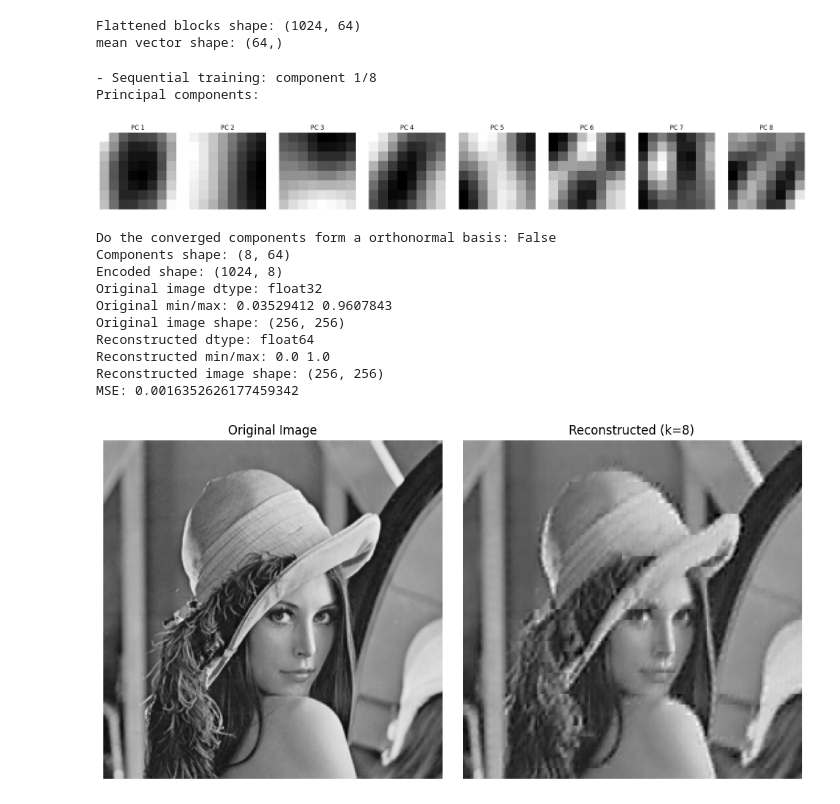
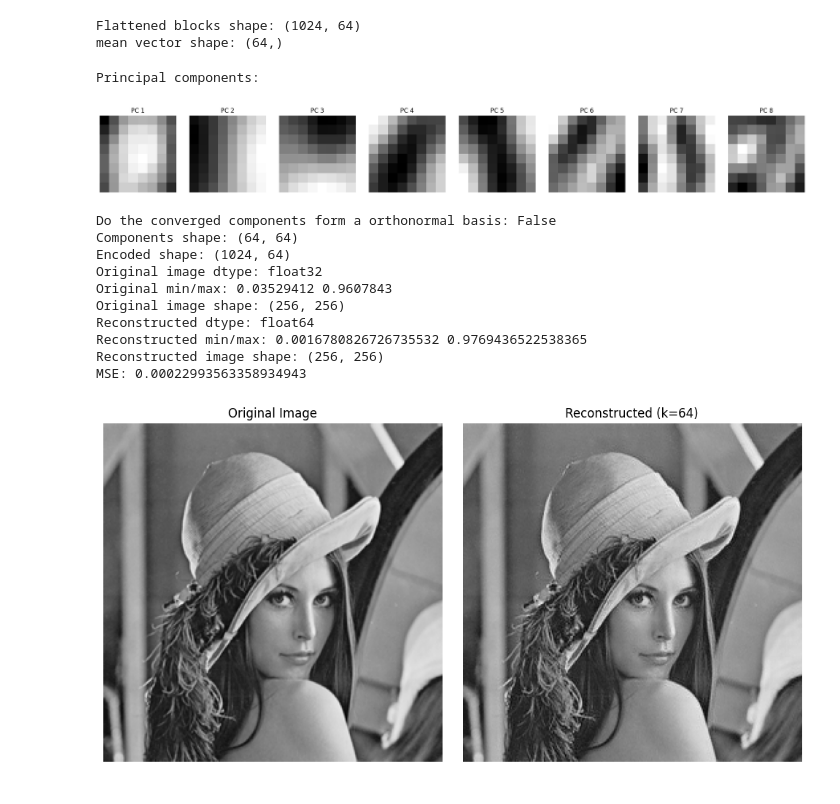
Before and after one commit to tomasbelak24/fmfiuk-ann-pca-project, a Jupyter notebook: pca.ipynb, the cells around one changed output. Drawn from its saved outputs; the diff is of its cells as text; code cells hidden in the pictures.

```diff
--- a/pca.ipynb
+++ b/pca.ipynb
@@ -43,10 +43,10 @@ print("mean vector shape:", mean_vector.shape)
 Flattened blocks shape: (1024, 64)
 mean vector shape: (64,)
 # %%
-for k in (8,):
+for k in (64,):
     gha = GHA(input_dim=64, num_components=k)
-    #gha.train_parallel(centered_blocks, epochs=2000, lr=0.005)
-    gha.train_sequential(centered_blocks, epochs=1000, lr=0.005)
+    gha.train_parallel(centered_blocks, epochs=5000, lr_s=0.001, lr_f=0.0001)
+    #gha.train_sequential(centered_blocks, epochs=1000, lr_s=0.001, lr_f=0.0001)
 
     components = gha.get_components()
     #print(components)
@@ -55,43 +55,42 @@ for k in (8,):
     visualize_components(components, 1, 8)
     print(f"Do the converged components form a orthonormal basis: {np.allclose(components @ components.T, np.eye(k))}")
     print("Components shape:", components.shape)
     #print(components)
 
     encoded_blocks = encode_blocks(flattened_blocks, mean_vector, components)
     print(f"Encoded shape: {encoded_blocks.shape}")  # should be (1024, k)
 
     reconstructed_image = reconstruct_image(encoded_blocks, mean_vector, components)
     #reconstructed_flat = reconstruct_blocks(encoded_blocks, mean_vector, components)
     #reconstructed_blocks = reshape_blocks(reconstructed_flat)
     #reconstructed_image = blocks_to_image(reconstructed_blocks)
 
     print("Original image dtype:", image.dtype)
     print("Original min/max:", image.min(), image.max())
     print("Original image shape:", image.shape)
 
     print("Reconstructed dtype:", reconstructed_image.dtype)
     print("Reconstructed min/max:", reconstructed_image.min(), reconstructed_image.max())
     print("Reconstructed image shape:", reconstructed_image.shape)
 
 
     print(f"MSE: {np.mean((image - reconstructed_image) ** 2)}")
     show_original_vs_reconstructed(image, reconstructed_image, k)
     #plt.imshow(reconstructed_image, cmap='gray')
     #plt.title(f'Reconstructed Image using k={k} components')
     #plt.axis('off')
     #plt.show()
 # %% [output]
-- Sequential training: component 1/8
 Principal components:
-[figure, old version]
+[figure, new version]
 Do the converged components form a orthonormal basis: False
-Components shape: (8, 64)
-Encoded shape: (1024, 8)
+Components shape: (64, 64)
+Encoded shape: (1024, 64)
 Original image dtype: float32
 Original min/max: 0.03529412 0.9607843
 Original image shape: (256, 256)
 Reconstructed dtype: float64
-Reconstructed min/max: 0.0 1.0
+Reconstructed min/max: 0.0016780826726735532 0.9769436522538365
 Reconstructed image shape: (256, 256)
-MSE: 0.0016352626177459342
+MSE: 0.00022993563358934943
 [figure]
```
Also changed, not shown: 1 other file.
